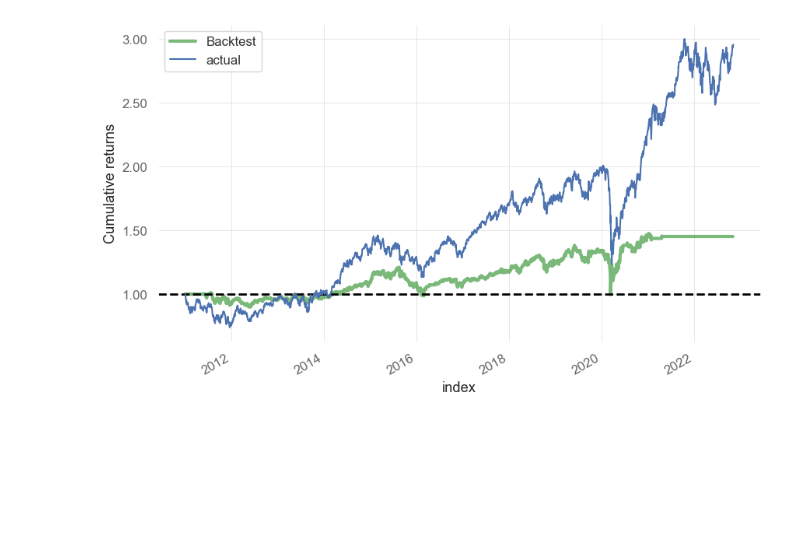
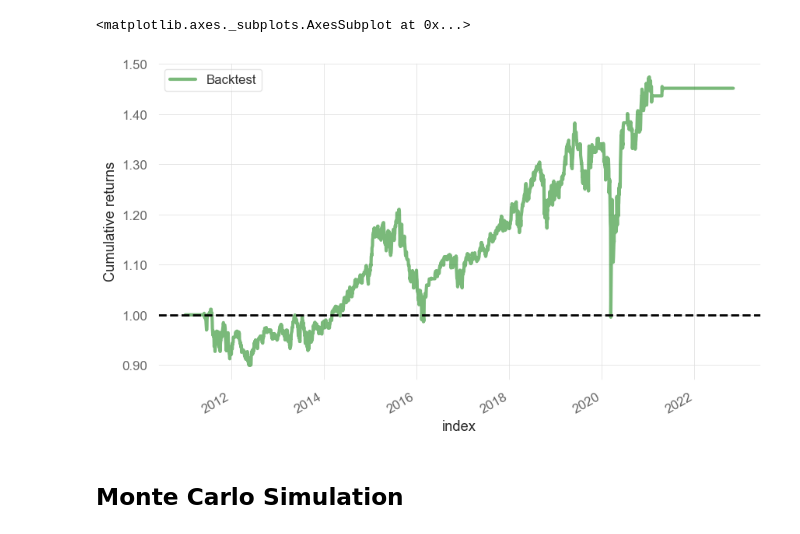
Before and after one commit to intilt/Intrade_ai, a Jupyter notebook: Notebooks/Nifty strategies/Combine_strategy/mean_trend.ipynb, the cells around one changed output. Saved outputs shown, nothing was run; the diff lists cells and outputs as text; code cells hidden in the pictures; blank space fills up the shorter version.

```diff
--- a/Notebooks/Nifty strategies/Combine_strategy/mean_trend.ipynb
+++ b/Notebooks/Nifty strategies/Combine_strategy/mean_trend.ipynb
@@ -199,34 +188,34 @@ cerebro = bt.Cerebro()
 data = bt.feeds.YahooFinanceCSVData(
         dataname='../nifty_daily_continous.csv',
         # Do not pass values before this date
         fromdate=datetime.datetime(2011, 1, 3),
         # Do not pass values before this date
         todate=datetime.datetime(2022, 11, 7),
         # Do not pass values after this date
         reverse=False)
 cerebro.adddata(data)
 
 cerebro.addstrategy(MeanReversion)
 #cerebro.addstrategy(FridayTrendFollowing)
 cerebro.addstrategy(TrendFollowing)
 #cerebro.addstrategy(TestStrategy)
 
 cerebro.addanalyzer(bt.analyzers.PyFolio, _name='PyFolio')
 results = cerebro.run()
 strat = results[0]
 
 portfolio_stats = strat.analyzers.getbyname('PyFolio')
 returns, positions, transactions, gross_lev = portfolio_stats.get_pf_items()
 returns.index = returns.index.tz_convert(None)
 qs.reports.html(returns, output='stats.html', title='MeanReversal And TrendFollowing')
 
 '''data = cerebro.plot()
 data[0][0].savefig("mean_trend_strategy.png")'''
 
 # Plot the cumulative sum using Pyfolio
 pf.plotting.plot_rolling_returns(returns)
-plt.plot(nifty_1day['cumulative_returns'], label='actual')
-plt.legend()
-plt.savefig("mean_trend.png")
 # %% [output]
+<matplotlib.axes._subplots.AxesSubplot at 0x...>
-[figure, old version]
+[figure, new version]
+# %% [markdown]
+## Monte Carlo Simulation
```
Also changed, not shown: parts of 10 cells of this notebook, 23 other files.
